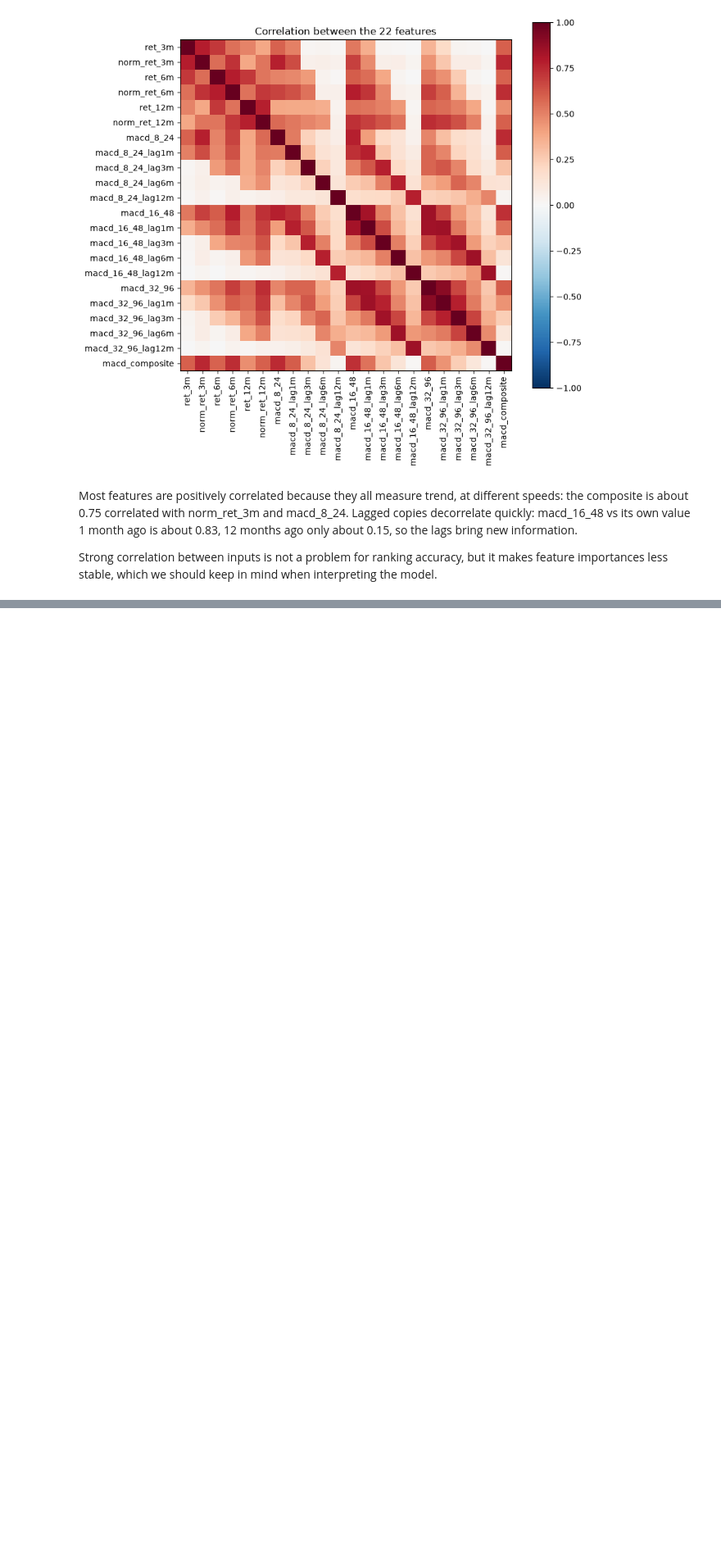
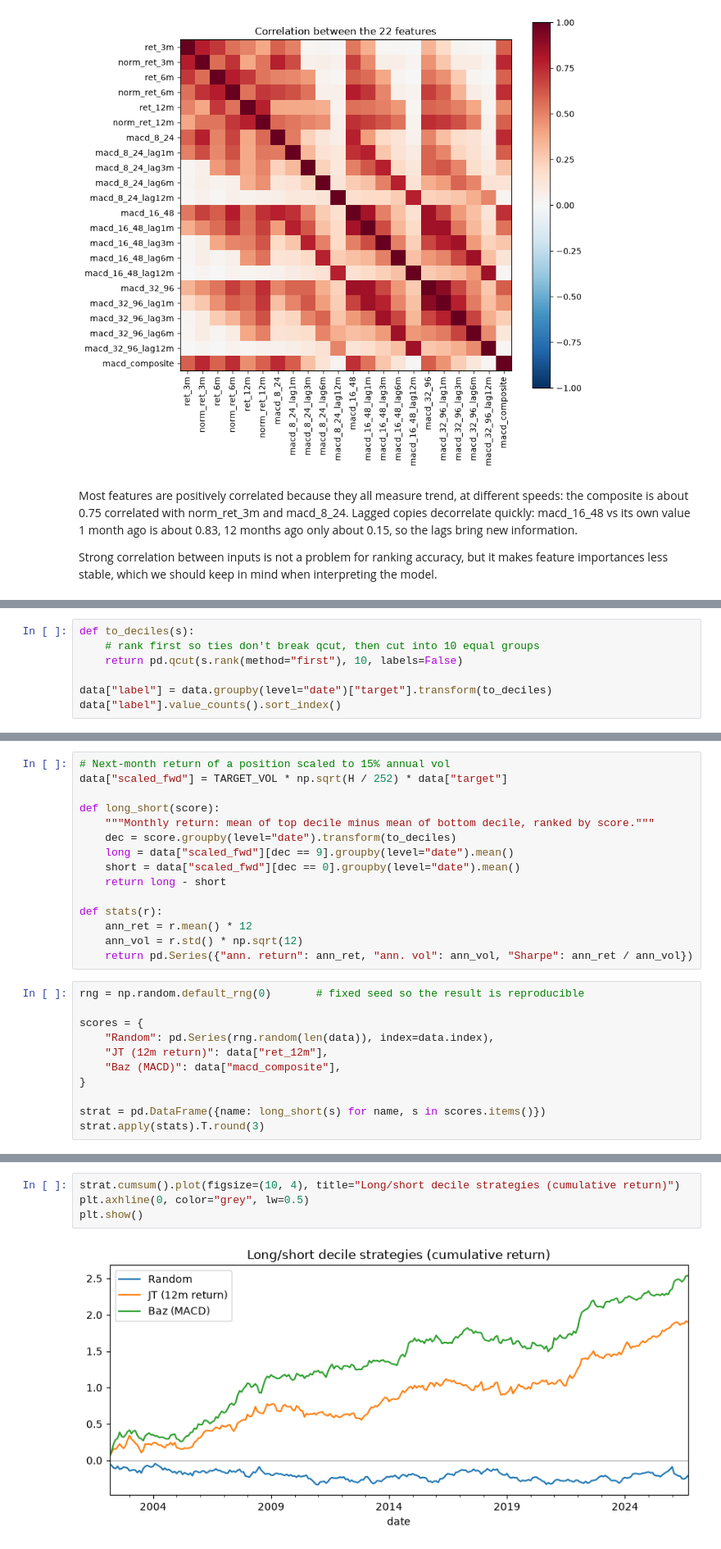
Before and after one commit to alvaro-serero/learning-to-rank, a Jupyter notebook: notebooks/main.ipynb, the cells around one changed output, grey strips where cells are left out. Shown at 82% size. Cells and saved outputs as stored; diff of their text form; blank space fills up the shorter version.

Commit message:
Notebook steps 8 to 11: month-end sampling, target, decile labels, baselines backtest

```diff
--- a/notebooks/main.ipynb
+++ b/notebooks/main.ipynb
@@ -428,0 +512,7 @@ Strong correlation between inputs is not a problem for ranking accuracy, but it
+# %%
+def to_deciles(s):
+    # rank first so ties don't break qcut, then cut into 10 equal groups
+    return pd.qcut(s.rank(method="first"), 10, labels=False)
+
+data["label"] = data.groupby(level="date")["target"].transform(to_deciles)
+data["label"].value_counts().sort_index()
@@ -428,0 +547,26 @@ Strong correlation between inputs is not a problem for ranking accuracy, but it
+# %%
+# Next-month return of a position scaled to 15% annual vol
+data["scaled_fwd"] = TARGET_VOL * np.sqrt(H / 252) * data["target"]
+
+def long_short(score):
+    """Monthly return: mean of top decile minus mean of bottom decile, ranked by score."""
+    dec = score.groupby(level="date").transform(to_deciles)
+    long = data["scaled_fwd"][dec == 9].groupby(level="date").mean()
+    short = data["scaled_fwd"][dec == 0].groupby(level="date").mean()
+    return long - short
+
+def stats(r):
+    ann_ret = r.mean() * 12
+    ann_vol = r.std() * np.sqrt(12)
+    return pd.Series({"ann. return": ann_ret, "ann. vol": ann_vol, "Sharpe": ann_ret / ann_vol})
+# %%
+rng = np.random.default_rng(0)       # fixed seed so the result is reproducible
+
+scores = {
+    "Random": pd.Series(rng.random(len(data)), index=data.index),
+    "JT (12m return)": data["ret_12m"],
+    "Baz (MACD)": data["macd_composite"],
+}
+
+strat = pd.DataFrame({name: long_short(s) for name, s in scores.items()})
+strat.apply(stats).T.round(3)
@@ -428,0 +578,6 @@ Strong correlation between inputs is not a problem for ranking accuracy, but it
+# %%
+strat.cumsum().plot(figsize=(10, 4), title="Long/short decile strategies (cumulative return)")
+plt.axhline(0, color="grey", lw=0.5)
+plt.show()
+# %% [output]
+[figure, added]
```
Also changed, not shown: parts of 14 cells of this notebook, 1 other file.
